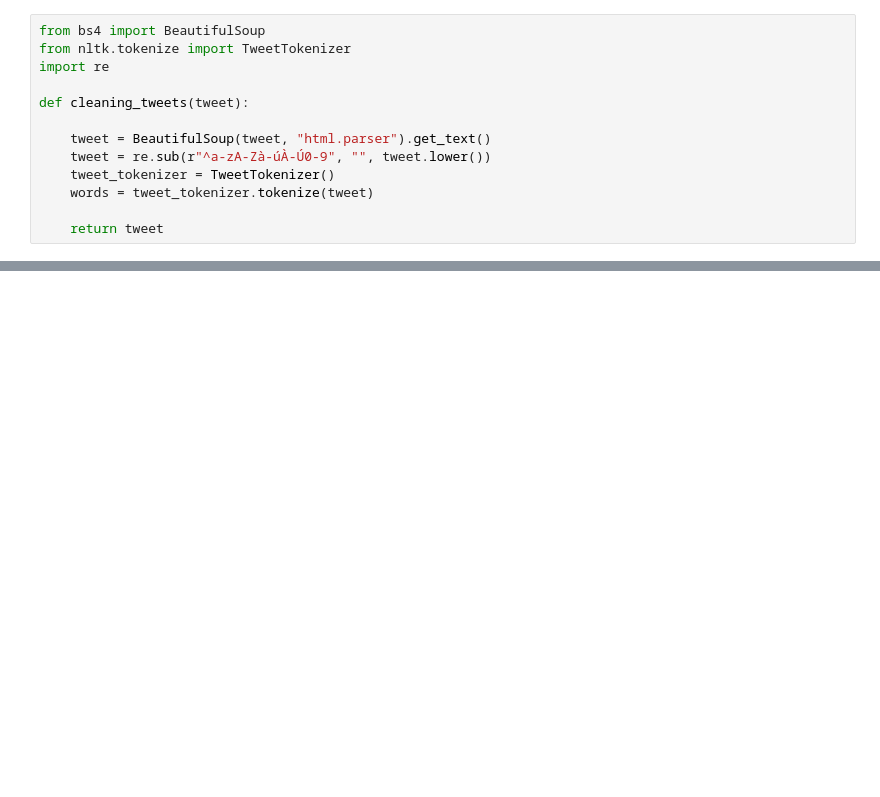
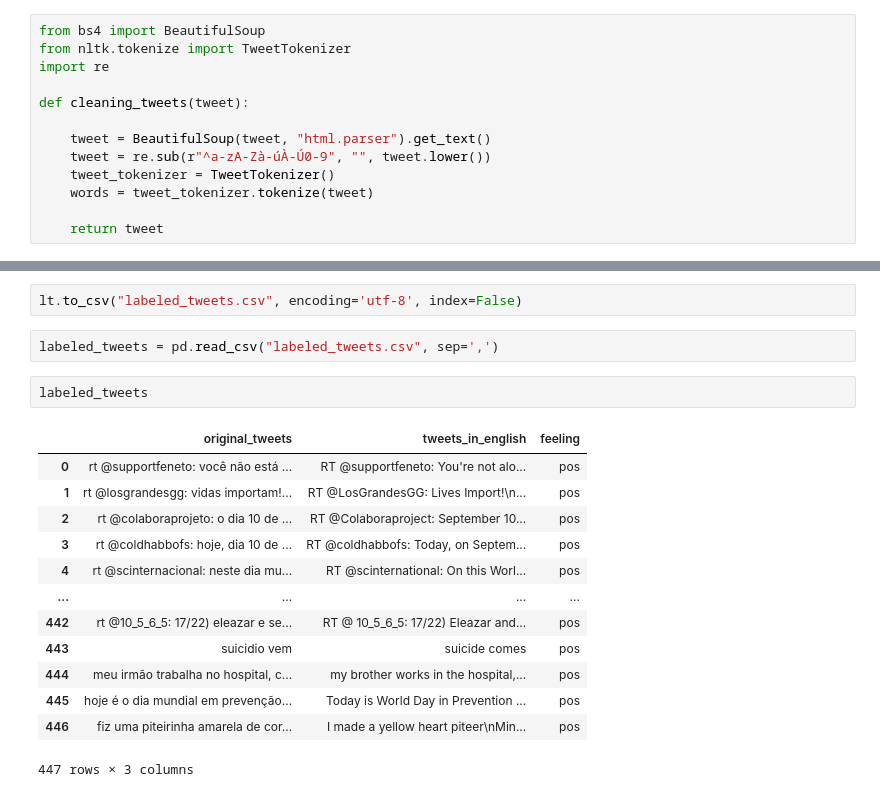
Before and after one commit to mt-ssilva/Twitter_data_collection, a Jupyter notebook: Twitter data collection.ipynb, the cells around one changed output, grey strips where cells are left out. Saved outputs shown, nothing was run; the diff lists cells and outputs as text; blank space fills up the shorter version.

```diff
--- a/Twitter data collection.ipynb
+++ b/Twitter data collection.ipynb
@@ -167,0 +230,20 @@ word_count[:50]
+# %%
+lt.to_csv("labeled_tweets.csv", encoding='utf-8', index=False)
+# %%
+labeled_tweets = pd.read_csv("labeled_tweets.csv", sep=',')
+# %%
+labeled_tweets
+# %% [output]
+|  | original_tweets | tweets_in_english | feeling |
+| 0 | rt @supportfeneto: você não está ... | RT @supportfeneto: You're not alo... | pos |
+| 1 | rt @losgrandesgg: vidas importam!... | RT @LosGrandesGG: Lives Import!\n... | pos |
+| 2 | rt @colaboraprojeto: o dia 10 de ... | RT @Colaboraproject: September 10... | pos |
+| 3 | rt @coldhabbofs: hoje, dia 10 de ... | RT @coldhabbofs: Today, on Septem... | pos |
+| 4 | rt @scinternacional: neste dia mu... | RT @scinternational: On this Worl... | pos |
+| ... | ... | ... | ... |
+| 442 | rt @10_5_6_5: 17/22) eleazar e se... | RT @ 10_5_6_5: 17/22) Eleazar and... | pos |
+| 443 | suicidio vem | suicide comes | pos |
+| 444 | meu irmão trabalha no hospital, c... | my brother works in the hospital,... | pos |
+| 445 | hoje é o dia mundial em prevenção... | Today is World Day in Prevention ... | pos |
+| 446 | fiz uma piteirinha amarela de cor... | I made a yellow heart piteer\nMin... | pos |
+447 rows × 3 columns
```
Also changed, not shown: parts of 37 cells of this notebook, 2 other files.
